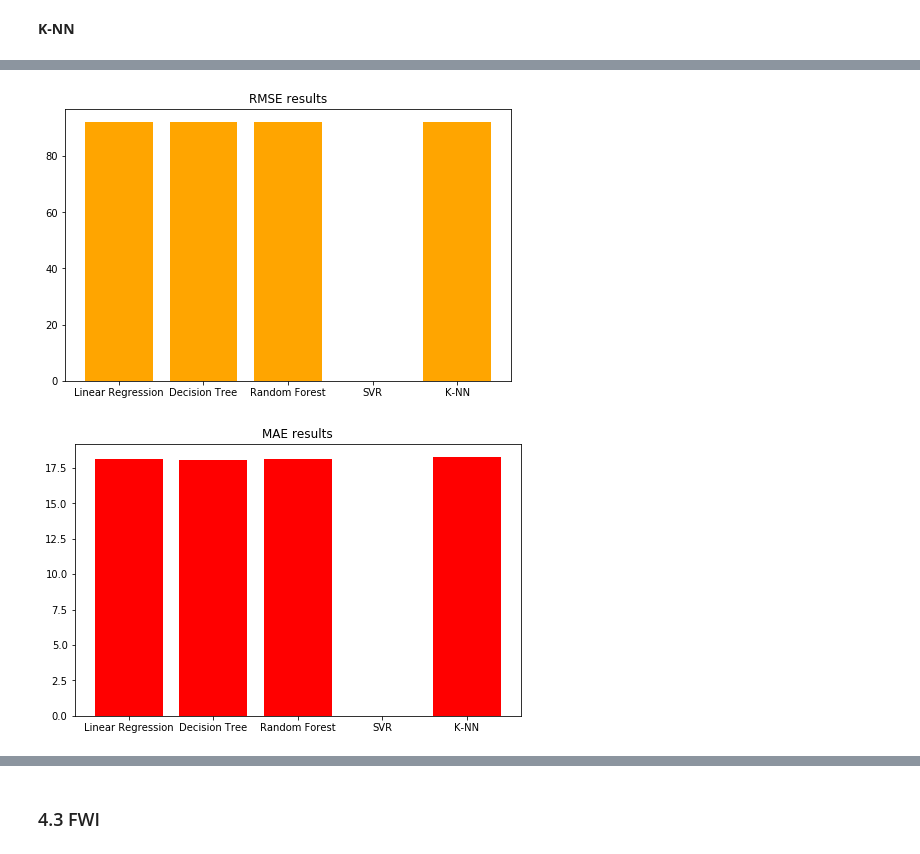
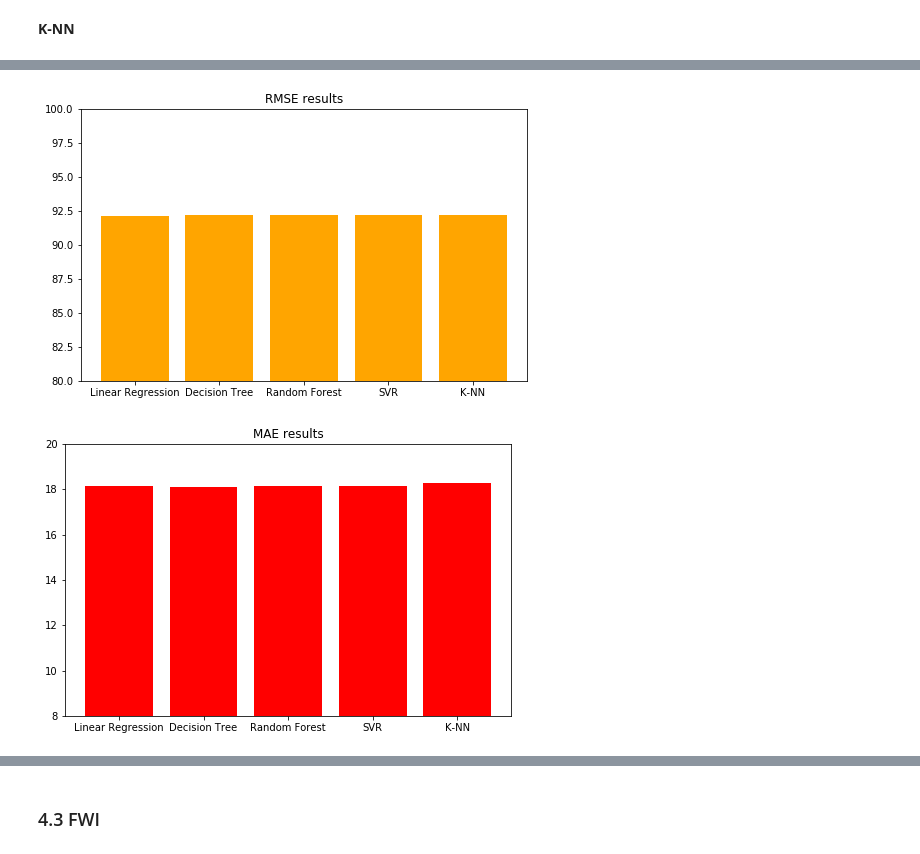
Before and after one commit to andrea7imo/DataSpacesThesis, a Jupyter notebook: DataSpacesThesis.ipynb, the cells around one changed output, grey strips where cells are left out. Drawn from its saved outputs; the diff is of its cells as text; code cells hidden in the pictures.

```diff
--- a/DataSpacesThesis.ipynb
+++ b/DataSpacesThesis.ipynb
@@ -886,10 +914,10 @@ Train results:
 # %%
 # result with PCA
-RMSEs = [lr_pca_RMSE_STM, dt_pca_RMSE_STM, rf_pca_RMSE_STM, 0, knn_pca_RMSE_STM]
-MAEs = [lr_pca_MAE_STM, dt_pca_MAE_STM, rf_pca_MAE_STM, 0, knn_pca_MAE_STM]
+RMSEs = [lr_pca_RMSE_STM, dt_pca_RMSE_STM, rf_pca_RMSE_STM, svr_pca_RMSE_STM, knn_pca_RMSE_STM]
+MAEs = [lr_pca_MAE_STM, dt_pca_MAE_STM, rf_pca_MAE_STM, svr_pca_MAE_STM, knn_pca_MAE_STM]
 plotResult(RMSEs, MAEs)
 # %% [output]
-[figure, old version]
+[figure, new version]
-[figure, old version]
+[figure, new version]
 # %%
 # result
```
Also changed, not shown: parts of 37 cells of this notebook.
